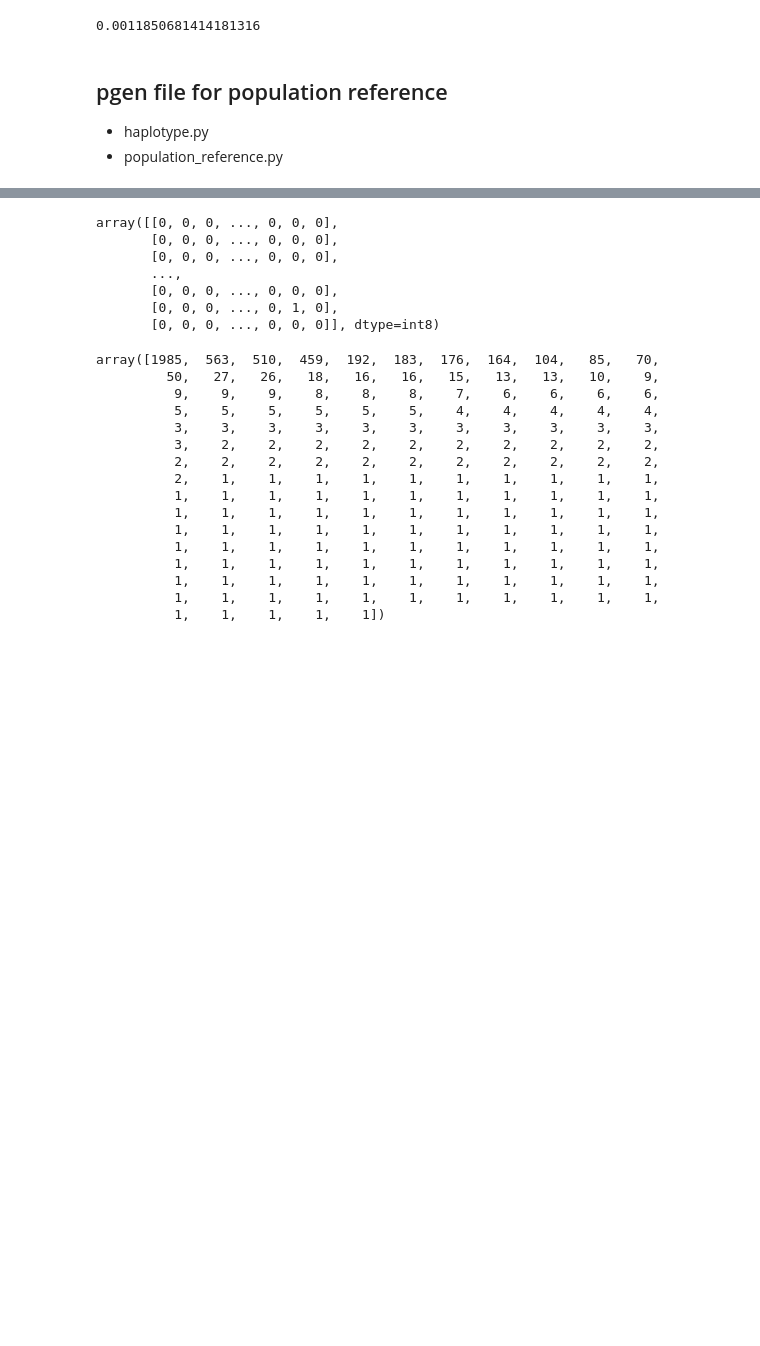
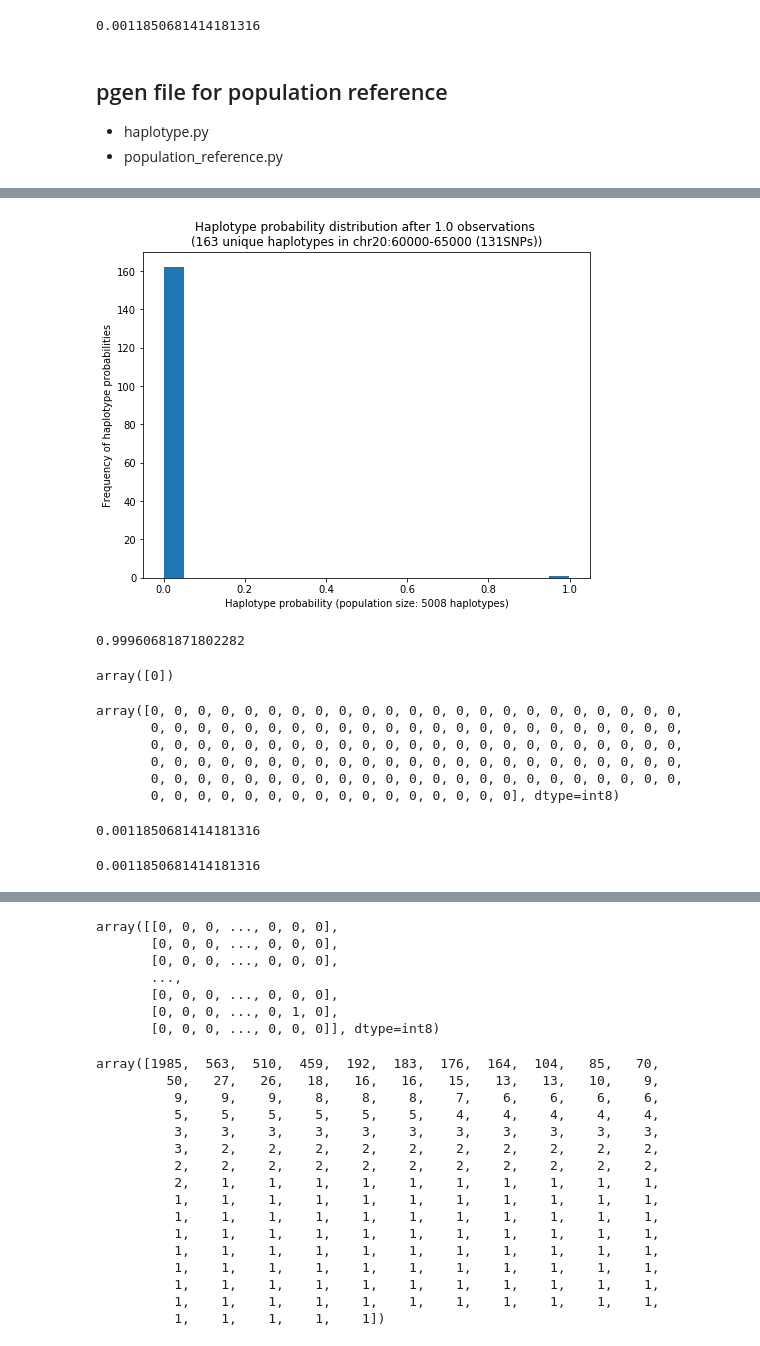
Before and after one commit to rivas-lab/nanopore, a Jupyter notebook: dev/scripts/20170312/new_pipeline_20170312.ipynb, the cells around one changed output, grey strips where cells are left out. Saved outputs shown, nothing was run; the diff lists cells and outputs as text; code cells hidden in the pictures; blank space fills up the shorter version.

```diff
--- a/dev/scripts/20170312/new_pipeline_20170312.ipynb
+++ b/dev/scripts/20170312/new_pipeline_20170312.ipynb
@@ -222,0 +273,31 @@ hb.plot()
+# %%
+hb.update_model_read_specific(r, bim)
+# %%
+hb.plot()
+# %% [output]
+[figure, added]
+# %%
+hb.map_value()
+# %% [output]
+0.99960681871802282
+# %%
+hb.map_index()
+# %% [output]
+array([0])
+# %%
+hb.haps[0]
+# %% [output]
+array([0, 0, 0, 0, 0, 0, 0, 0, 0, 0, 0, 0, 0, 0, 0, 0, 0, 0, 0, 0, 0, 0, 0,
+       0, 0, 0, 0, 0, 0, 0, 0, 0, 0, 0, 0, 0, 0, 0, 0, 0, 0, 0, 0, 0, 0, 0,
+       0, 0, 0, 0, 0, 0, 0, 0, 0, 0, 0, 0, 0, 0, 0, 0, 0, 0, 0, 0, 0, 0, 0,
+       0, 0, 0, 0, 0, 0, 0, 0, 0, 0, 0, 0, 0, 0, 0, 0, 0, 0, 0, 0, 0, 0, 0,
+       0, 0, 0, 0, 0, 0, 0, 0, 0, 0, 0, 0, 0, 0, 0, 0, 0, 0, 0, 0, 0, 0, 0,
+       0, 0, 0, 0, 0, 0, 0, 0, 0, 0, 0, 0, 0, 0, 0, 0], dtype=int8)
+# %%
+r.non_polymorphic_error_rate(bim)
+# %% [output]
+0.0011850681414181316
+# %%
+e
+# %% [output]
+0.0011850681414181316
```
Also changed, not shown: parts of 43 cells of this notebook, 1 other file.
